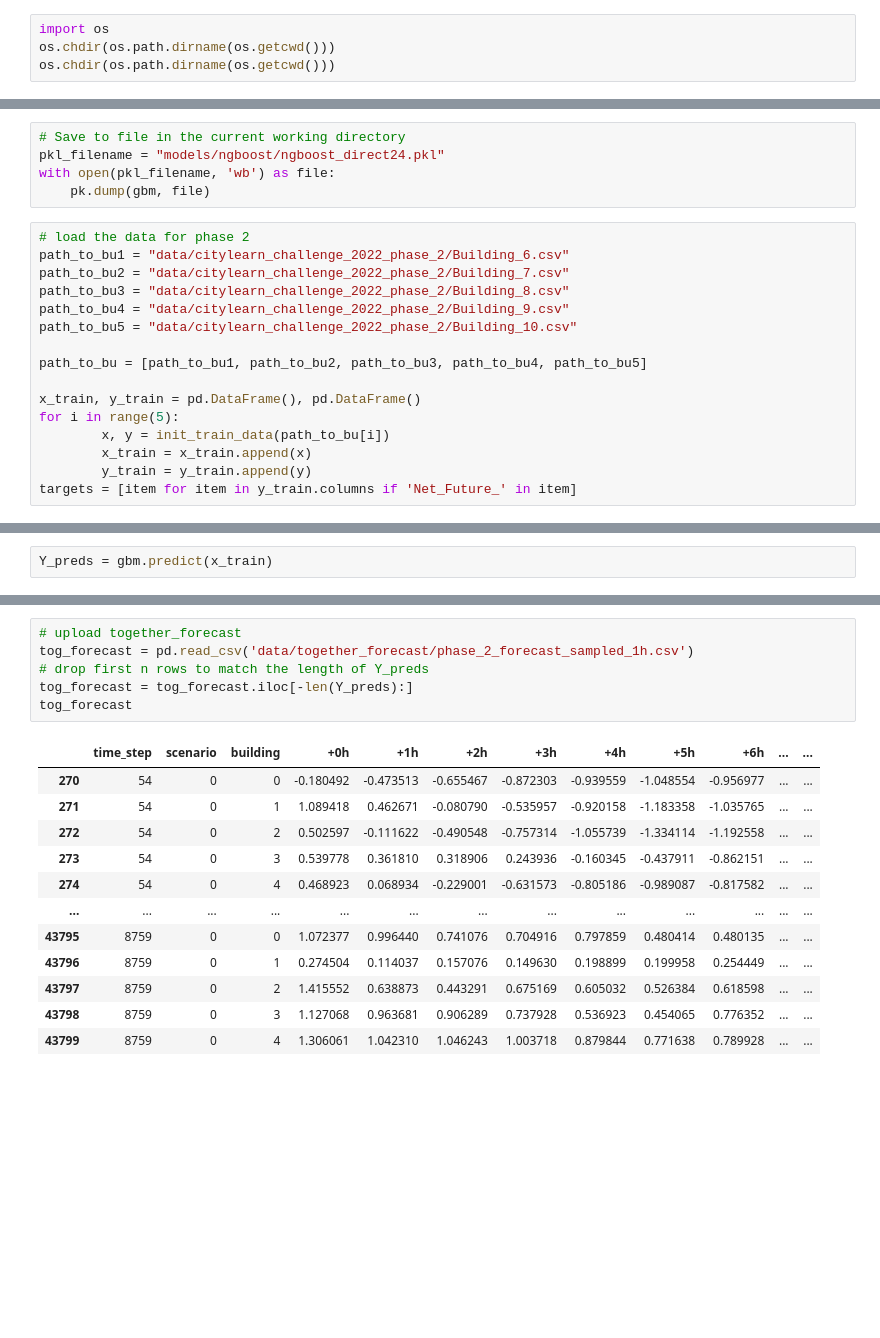
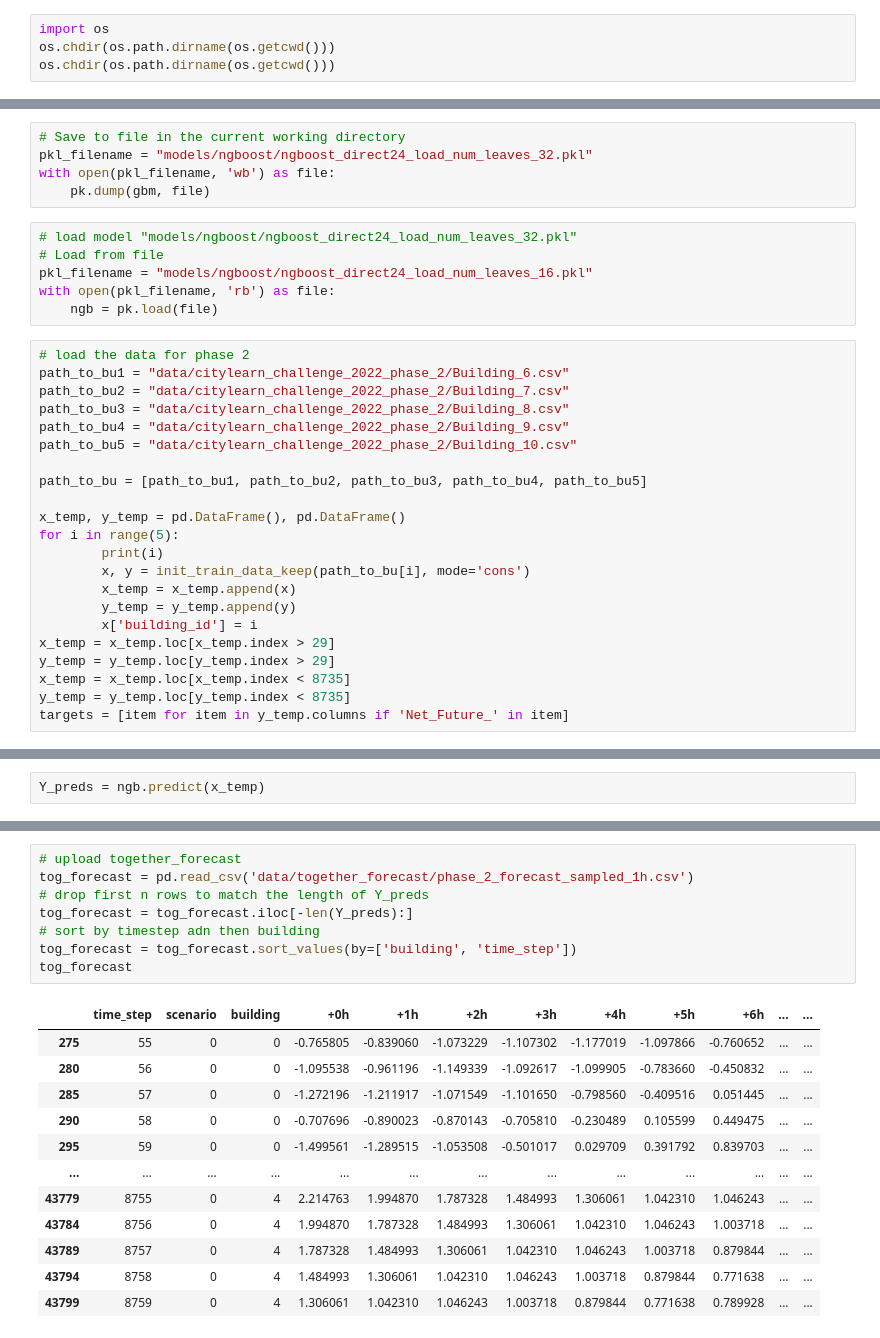
Before and after one commit to ujohn33/Predict-Optimize-Revise, a Jupyter notebook: notebooks/models/ngboost_direct24.ipynb, the cells around one changed output, grey strips where cells are left out. Cells and saved outputs as stored; diff of their text form; blank space fills up the shorter version.

Commit message:
stability_study_and_training_ngboost_models

```diff
--- a/notebooks/models/ngboost_direct24.ipynb
+++ b/notebooks/models/ngboost_direct24.ipynb
@@ -107,8 +123,14 @@ MultiOutputRegressor(estimator=NGBRegressor(random_state=RandomState(MT19937) at
 # %%
 # Save to file in the current working directory
-pkl_filename = "models/ngboost/ngboost_direct24.pkl"
+pkl_filename = "models/ngboost/ngboost_direct24_load_num_leaves_32.pkl"
 with open(pkl_filename, 'wb') as file:
     pk.dump(gbm, file)
+# %%
+# load model "models/ngboost/ngboost_direct24_load_num_leaves_32.pkl"
+# Load from file
+pkl_filename = "models/ngboost/ngboost_direct24_load_num_leaves_16.pkl"
+with open(pkl_filename, 'rb') as file:
+    ngb = pk.load(file)
 # %%
 # load the data for phase 2
 path_to_bu1 = "data/citylearn_challenge_2022_phase_2/Building_6.csv"
@@ -119,10 +141,16 @@ path_to_bu5 = "data/citylearn_challenge_2022_phase_2/Building_10.csv"
 
 path_to_bu = [path_to_bu1, path_to_bu2, path_to_bu3, path_to_bu4, path_to_bu5]
 
-x_train, y_train = pd.DataFrame(), pd.DataFrame()
+x_temp, y_temp = pd.DataFrame(), pd.DataFrame()
 for i in range(5):
-        x, y = init_train_data(path_to_bu[i])
-        x_train = x_train.append(x)
-        y_train = y_train.append(y)
-targets = [item for item in y_train.columns if 'Net_Future_' in item]
+        print(i)
+        x, y = init_train_data_keep(path_to_bu[i], mode='cons')
+        x_temp = x_temp.append(x)
+        y_temp = y_temp.append(y)
+        x['building_id'] = i
+x_temp = x_temp.loc[x_temp.index > 29]
+y_temp = y_temp.loc[y_temp.index > 29]
+x_temp = x_temp.loc[x_temp.index < 8735]
+y_temp = y_temp.loc[y_temp.index < 8735]
+targets = [item for item in y_temp.columns if 'Net_Future_' in item]
 # %% [output]
@@ -144,4 +172,4 @@ Memory usage after optimization is: 2.69 MB
 Decreased by 75.0%
 Loading train data finish
 # %%
-Y_preds = gbm.predict(x_train)
+Y_preds = ngb.predict(x_temp)
@@ -184,19 +242,21 @@ array([[1.20046192, 0.98502161, 0.95122477, ..., 0.98857514, 1.11076496,
 # %%
 # upload together_forecast
 tog_forecast = pd.read_csv('data/together_forecast/phase_2_forecast_sampled_1h.csv')
 # drop first n rows to match the length of Y_preds
 tog_forecast = tog_forecast.iloc[-len(Y_preds):]
+# sort by timestep adn then building
+tog_forecast = tog_forecast.sort_values(by=['building', 'time_step'])
 tog_forecast
 # %% [output]
 |  | time_step | scenario | building | +0h | +1h | +2h | +3h | +4h | +5h | +6h | ... | ... |
-| 270 | 54 | 0 | 0 | -0.180492 | -0.473513 | -0.655467 | -0.872303 | -0.939559 | -1.048554 | -0.956977 | ... | ... |
-| 271 | 54 | 0 | 1 | 1.089418 | 0.462671 | -0.080790 | -0.535957 | -0.920158 | -1.183358 | -1.035765 | ... | ... |
-| 272 | 54 | 0 | 2 | 0.502597 | -0.111622 | -0.490548 | -0.757314 | -1.055739 | -1.334114 | -1.192558 | ... | ... |
-| 273 | 54 | 0 | 3 | 0.539778 | 0.361810 | 0.318906 | 0.243936 | -0.160345 | -0.437911 | -0.862151 | ... | ... |
-| 274 | 54 | 0 | 4 | 0.468923 | 0.068934 | -0.229001 | -0.631573 | -0.805186 | -0.989087 | -0.817582 | ... | ... |
+| 275 | 55 | 0 | 0 | -0.765805 | -0.839060 | -1.073229 | -1.107302 | -1.177019 | -1.097866 | -0.760652 | ... | ... |
+| 280 | 56 | 0 | 0 | -1.095538 | -0.961196 | -1.149339 | -1.092617 | -1.099905 | -0.783660 | -0.450832 | ... | ... |
+| 285 | 57 | 0 | 0 | -1.272196 | -1.211917 | -1.071549 | -1.101650 | -0.798560 | -0.409516 | 0.051445 | ... | ... |
+| 290 | 58 | 0 | 0 | -0.707696 | -0.890023 | -0.870143 | -0.705810 | -0.230489 | 0.105599 | 0.449475 | ... | ... |
+| 295 | 59 | 0 | 0 | -1.499561 | -1.289515 | -1.053508 | -0.501017 | 0.029709 | 0.391792 | 0.839703 | ... | ... |
 | ... | ... | ... | ... | ... | ... | ... | ... | ... | ... | ... | ... | ... |
-| 43795 | 8759 | 0 | 0 | 1.072377 | 0.996440 | 0.741076 | 0.704916 | 0.797859 | 0.480414 | 0.480135 | ... | ... |
-| 43796 | 8759 | 0 | 1 | 0.274504 | 0.114037 | 0.157076 | 0.149630 | 0.198899 | 0.199958 | 0.254449 | ... | ... |
-| 43797 | 8759 | 0 | 2 | 1.415552 | 0.638873 | 0.443291 | 0.675169 | 0.605032 | 0.526384 | 0.618598 | ... | ... |
-| 43798 | 8759 | 0 | 3 | 1.127068 | 0.963681 | 0.906289 | 0.737928 | 0.536923 | 0.454065 | 0.776352 | ... | ... |
+| 43779 | 8755 | 0 | 4 | 2.214763 | 1.994870 | 1.787328 | 1.484993 | 1.306061 | 1.042310 | 1.046243 | ... | ... |
+| 43784 | 8756 | 0 | 4 | 1.994870 | 1.787328 | 1.484993 | 1.306061 | 1.042310 | 1.046243 | 1.003718 | ... | ... |
+| 43789 | 8757 | 0 | 4 | 1.787328 | 1.484993 | 1.306061 | 1.042310 | 1.046243 | 1.003718 | 0.879844 | ... | ... |
+| 43794 | 8758 | 0 | 4 | 1.484993 | 1.306061 | 1.042310 | 1.046243 | 1.003718 | 0.879844 | 0.771638 | ... | ... |
 | 43799 | 8759 | 0 | 4 | 1.306061 | 1.042310 | 1.046243 | 1.003718 | 0.879844 | 0.771638 | 0.789928 | ... | ... |
```
Also changed, not shown: parts of 26 cells of this notebook, 24 other files.
